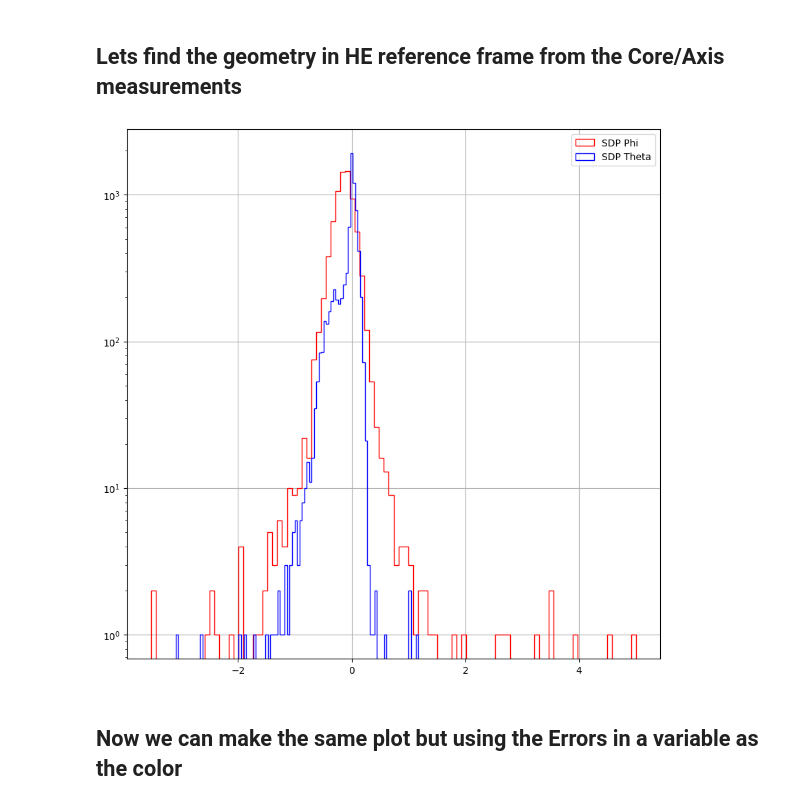
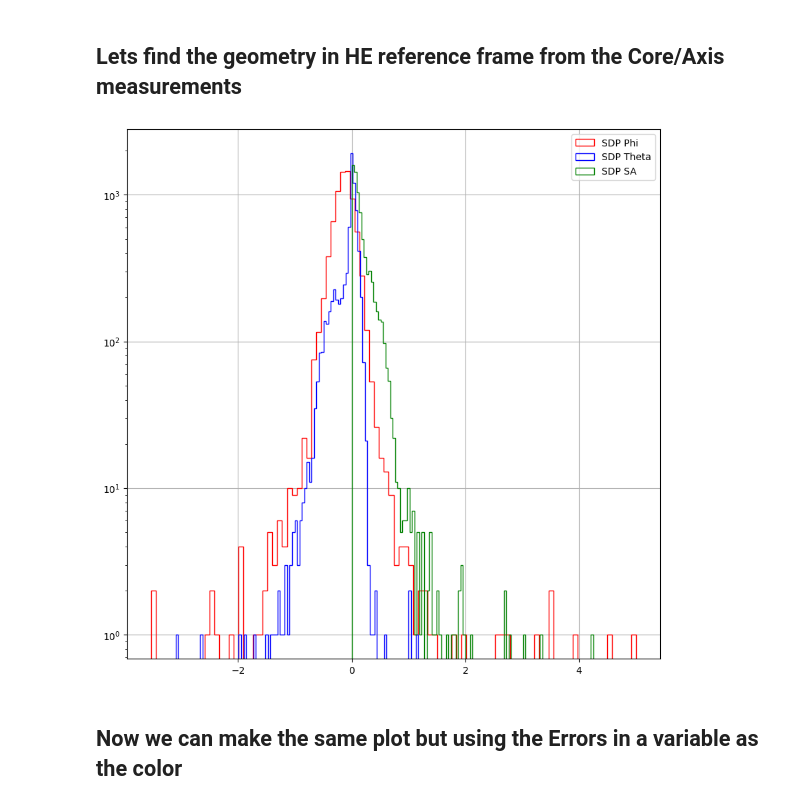
Before and after one commit to fedor-tairli/CDEProject, a Jupyter notebook: Exploration/ExplorationNotebool.ipynb, the cells around one changed output. Cells and saved outputs as stored; diff of their text form; code cells hidden in the pictures.

```diff
--- a/Exploration/ExplorationNotebool.ipynb
+++ b/Exploration/ExplorationNotebool.ipynb
@@ -5,6 +5,20 @@ import numpy as np
 import matplotlib.pyplot as plt
 import matplotlib.colors as mcolors
 import pickle
+# %%
+def space_angle(A, B):
+    # Normalize each row
+    A_norm = A / np.linalg.norm(A, axis=1, keepdims=True)
+    B_norm = B / np.linalg.norm(B, axis=1, keepdims=True)
+
+    # Compute dot product row-wise
+    cos_theta = np.sum(A_norm * B_norm, axis=1)
+
+    # Clip values to avoid numerical errors (ensuring -1 <= cos_theta <= 1)
+    cos_theta = np.clip(cos_theta, -1.0, 1.0)
+
+    # Compute angle
+    return np.arccos(cos_theta)  # Returns shape (N,)
 # %%
 # Define some values for telescope positions
 COPos_UTM = np.array([445343.8,6114140.0,1712.3])
@@ -107,7 +123,7 @@ Axis = -ALL_GE_GEOM_Axis
 Axis = Axis/np.linalg.norm(Axis,axis = 1, keepdims= True)
 
 SDPVect = np.cross(CoreDir,Axis)
-# SDPVect = SDPVect/np.linalg.norm(SDPVect,axis = 1, keepdims= True)
+SDPVect = SDPVect/np.linalg.norm(SDPVect,axis = 1, keepdims= True)
 
 SDP_Phi   = np.arctan2(SDPVect[:,1],SDPVect[:,0])
 SDP_Theta = np.arccos(SDPVect[:,2])
@@ -125,17 +141,25 @@ ALL_SDP_Phi_Err   = ALL_HE_GEOM_Phi   - SDP_Phi
 # Reduce the errors over 2pi
 ALL_SDP_Phi_Err[ALL_SDP_Phi_Err > np.pi] -= 2*np.pi
 ALL_SDP_Theta_Err[ALL_SDP_Theta_Err > np.pi] -= 2*np.pi
+
+# Find the error, in space angle
+HE_SDP= np.array([np.cos(ALL_HE_GEOM_Theta)*np.cos(ALL_HE_GEOM_Phi),np.cos(ALL_HE_GEOM_Theta)*np.sin(ALL_HE_GEOM_Phi),np.sin(ALL_HE_GEOM_Theta)]).T
+SDPVect = np.array([np.cos(SDP_Theta)*np.cos(SDP_Phi),np.cos(SDP_Theta)*np.sin(SDP_Phi),np.sin(SDP_Theta)]).T
+# Calculate the error in the space angle between the SDPVect and the HE SDP
+SDP_SA_Err = space_angle(SDPVect,HE_SDP)
 # %%
 #Simple histogram of the errors
 plt.figure(figsize=(10,10))
 plt.hist(ALL_SDP_Phi_Err  *180/np.pi, bins = 100, histtype='step', color='red', label='SDP Phi')
 plt.hist(ALL_SDP_Theta_Err*180/np.pi, bins = 100, histtype='step', color='blue', label='SDP Theta')
+plt.hist(SDP_SA_Err*180/np.pi, bins = 100, histtype='step', color='green', label='SDP SA')
 plt.legend()
 plt.yscale('log')
 # plt.xlim(-2,2)
 plt.grid()
+plt.show()
 # %% [output]
-[figure, old version]
+[figure, new version]
 # %% [markdown]
 ## Now we can make the same plot but using the Errors in a variable as the color
 # %%
```
Also changed, not shown: parts of 11 cells of this notebook, 2 other files.
